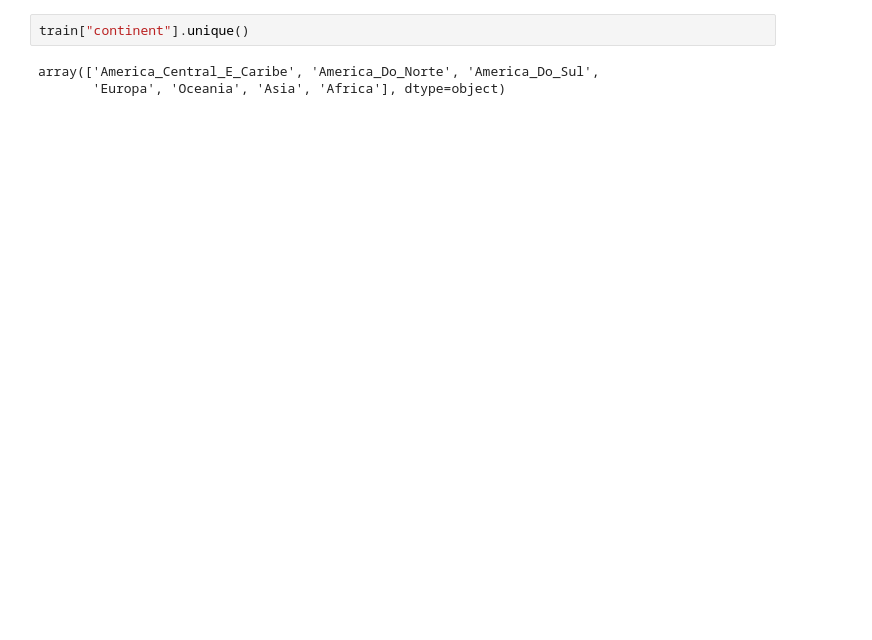
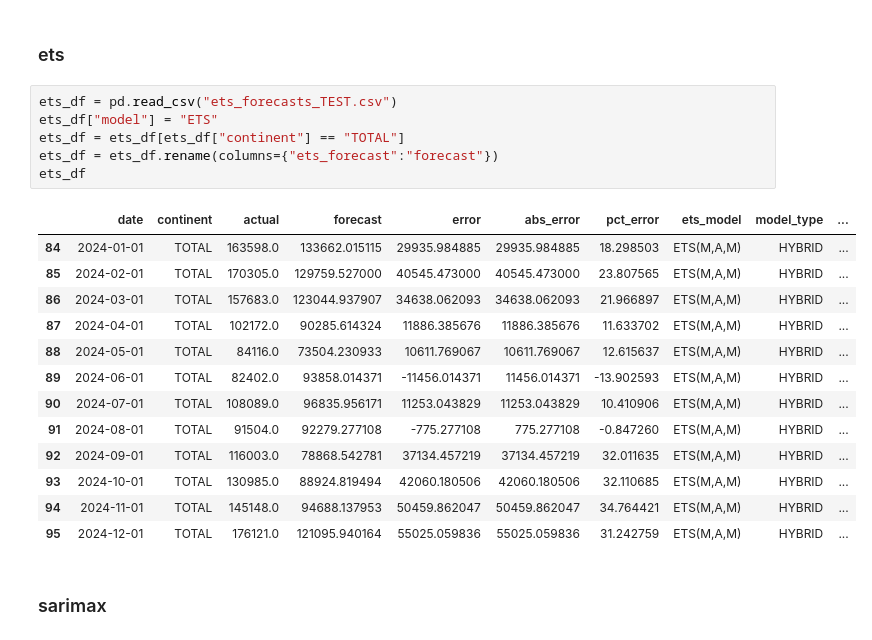
Before and after one commit to renanop/international_arrivals_time_series_forecasting, a Jupyter notebook: notebooks/modeling/new_HTS.ipynb, the cells around one changed output. Cells and saved outputs as stored; diff of their text form; blank space fills up the shorter version.

```diff
--- a/notebooks/modeling/new_HTS.ipynb
+++ b/notebooks/modeling/new_HTS.ipynb
@@ -208,5 +229,24 @@ train
+# %% [markdown]
+### ets
 # %%
-train["continent"].unique()
+ets_df = pd.read_csv("ets_forecasts_TEST.csv")
+ets_df["model"] = "ETS"
+ets_df = ets_df[ets_df["continent"] == "TOTAL"]
+ets_df = ets_df.rename(columns={"ets_forecast":"forecast"})
+ets_df
 # %% [output]
-array(['America_Central_E_Caribe', 'America_Do_Norte', 'America_Do_Sul',
-       'Europa', 'Oceania', 'Asia', 'Africa'], dtype=object)
+|  | date | continent | actual | forecast | error | abs_error | pct_error | ets_model | model_type | ... |
+| 84 | 2024-01-01 | TOTAL | 163598.0 | 133662.015115 | 29935.984885 | 29935.984885 | 18.298503 | ETS(M,A,M) | HYBRID | ... |
+| 85 | 2024-02-01 | TOTAL | 170305.0 | 129759.527000 | 40545.473000 | 40545.473000 | 23.807565 | ETS(M,A,M) | HYBRID | ... |
+| 86 | 2024-03-01 | TOTAL | 157683.0 | 123044.937907 | 34638.062093 | 34638.062093 | 21.966897 | ETS(M,A,M) | HYBRID | ... |
+| 87 | 2024-04-01 | TOTAL | 102172.0 | 90285.614324 | 11886.385676 | 11886.385676 | 11.633702 | ETS(M,A,M) | HYBRID | ... |
+| 88 | 2024-05-01 | TOTAL | 84116.0 | 73504.230933 | 10611.769067 | 10611.769067 | 12.615637 | ETS(M,A,M) | HYBRID | ... |
+| 89 | 2024-06-01 | TOTAL | 82402.0 | 93858.014371 | -11456.014371 | 11456.014371 | -13.902593 | ETS(M,A,M) | HYBRID | ... |
+| 90 | 2024-07-01 | TOTAL | 108089.0 | 96835.956171 | 11253.043829 | 11253.043829 | 10.410906 | ETS(M,A,M) | HYBRID | ... |
+| 91 | 2024-08-01 | TOTAL | 91504.0 | 92279.277108 | -775.277108 | 775.277108 | -0.847260 | ETS(M,A,M) | HYBRID | ... |
+| 92 | 2024-09-01 | TOTAL | 116003.0 | 78868.542781 | 37134.457219 | 37134.457219 | 32.011635 | ETS(M,A,M) | HYBRID | ... |
+| 93 | 2024-10-01 | TOTAL | 130985.0 | 88924.819494 | 42060.180506 | 42060.180506 | 32.110685 | ETS(M,A,M) | HYBRID | ... |
+| 94 | 2024-11-01 | TOTAL | 145148.0 | 94688.137953 | 50459.862047 | 50459.862047 | 34.764421 | ETS(M,A,M) | HYBRID | ... |
+| 95 | 2024-12-01 | TOTAL | 176121.0 | 121095.940164 | 55025.059836 | 55025.059836 | 31.242759 | ETS(M,A,M) | HYBRID | ... |
+# %% [markdown]
+### sarimax
```
Also changed, not shown: parts of 13 cells of this notebook, 3 other files.
